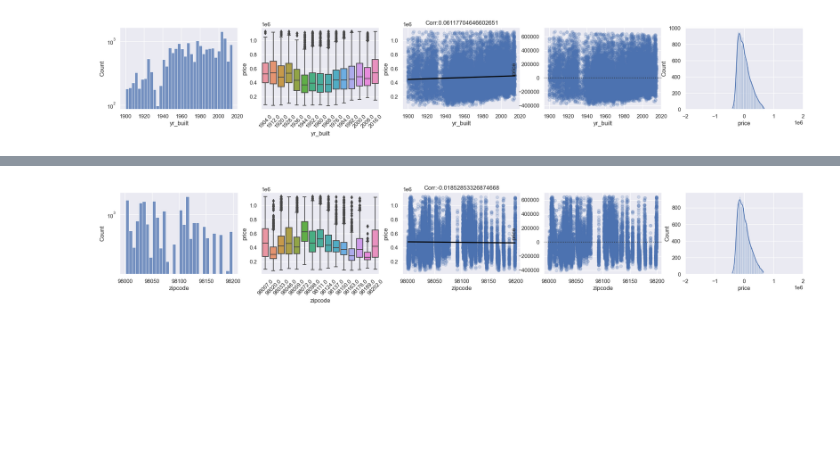
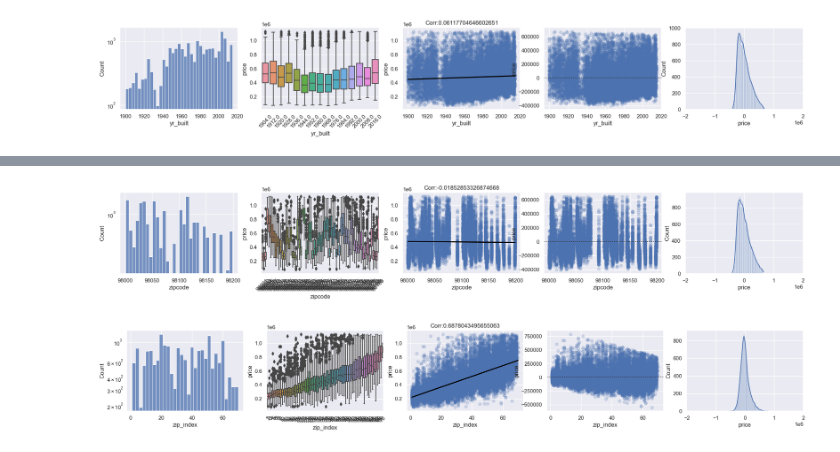
Before and after one commit to jhjang101/kaggle, a Jupyter notebook: House Sales in King County/House Sales in King County2.ipynb, the cells around one changed output, grey strips where cells are left out. Cells and saved outputs as stored; diff of their text form; code cells hidden in the pictures; blank space fills up the shorter version.

```diff
--- a/House Sales in King County/House Sales in King County2.ipynb
+++ b/House Sales in King County/House Sales in King County2.ipynb
@@ -273,4 +283,4 @@ FeaturePlot(feature='yr_built', histwidth=None, scale='log', bin=20)
 # %%
-FeaturePlot(feature='zipcode', histwidth=None, scale='log', bin=20)
+FeaturePlot(feature='zipcode', histwidth=None, scale='log', bin=70)
 # %% [output]
-[figure, old version]
+[figure, new version]
@@ -278,0 +302,4 @@ yr_built	yr_renovated	zipcode
+# %%
+FeaturePlot(feature='zip_index', histwidth=None, scale='log', bin=70)
+# %% [output]
+[figure, added]
```
Also changed, not shown: parts of 3 cells of this notebook.
